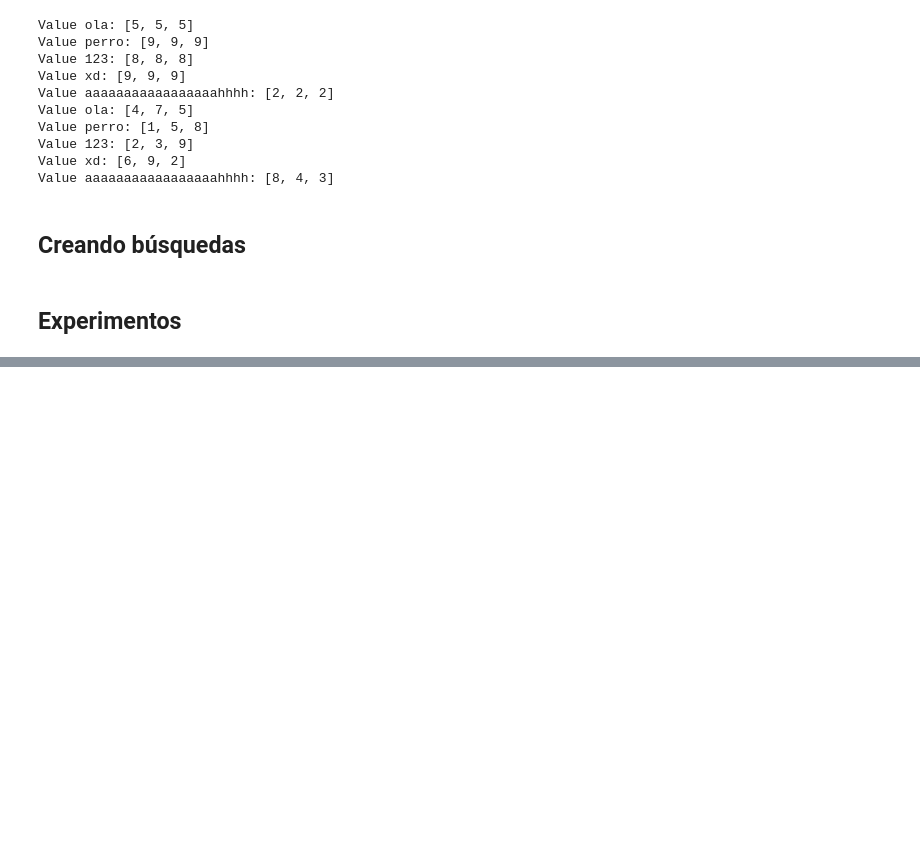
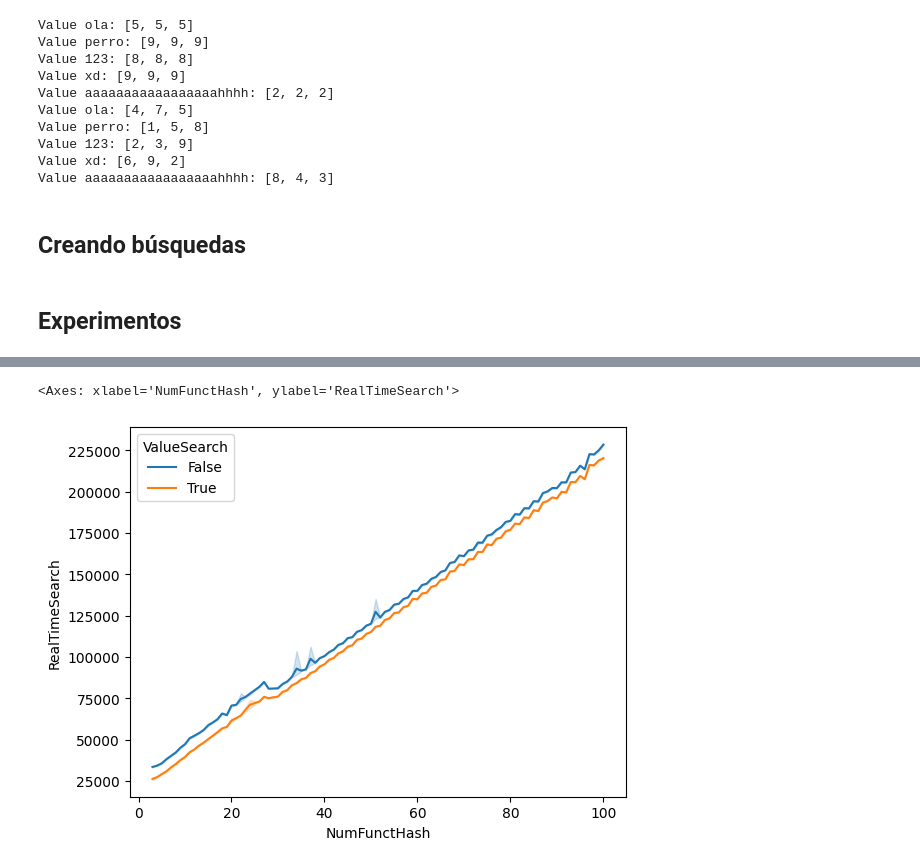
Before and after one commit to MrChurrasco/Tarea3Log, a Jupyter notebook: main.ipynb, the cells around one changed output, grey strips where cells are left out. Saved outputs shown, nothing was run; the diff lists cells and outputs as text; code cells hidden in the pictures; blank space fills up the shorter version.

```diff
--- a/main.ipynb
+++ b/main.ipynb
@@ -271,0 +310,10 @@ memory usage: 132.2 KB
+# %%
+sns.lineplot(dataset,
+             y="RealTimeSearch",
+             x="NumFunctHash",
+             hue="ValueSearch",
+             estimator="mean",
+             )
+# %% [output]
+<Axes: xlabel='NumFunctHash', ylabel='RealTimeSearch'>
+[figure, added]
```
Also changed, not shown: parts of 14 cells of this notebook, 3 other files.
